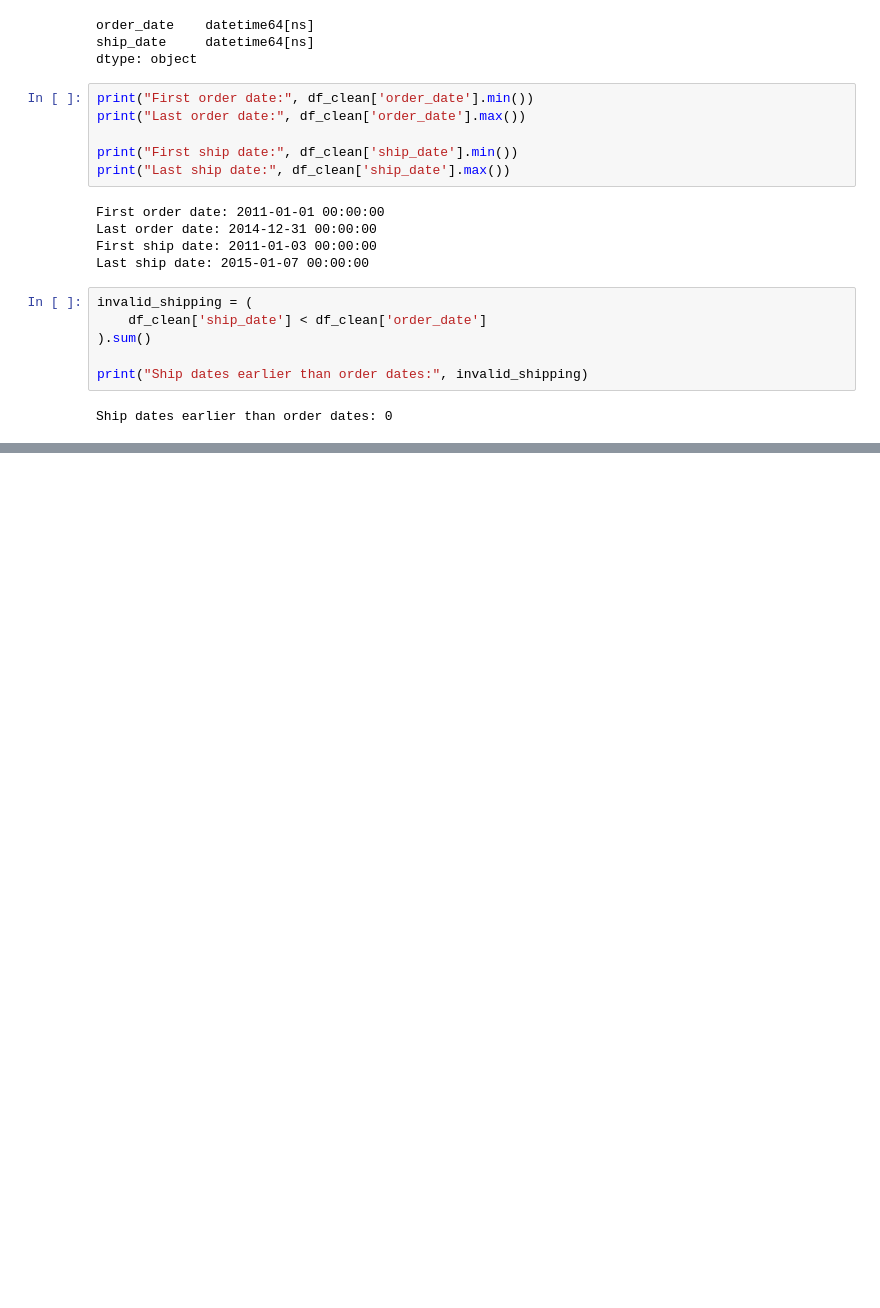
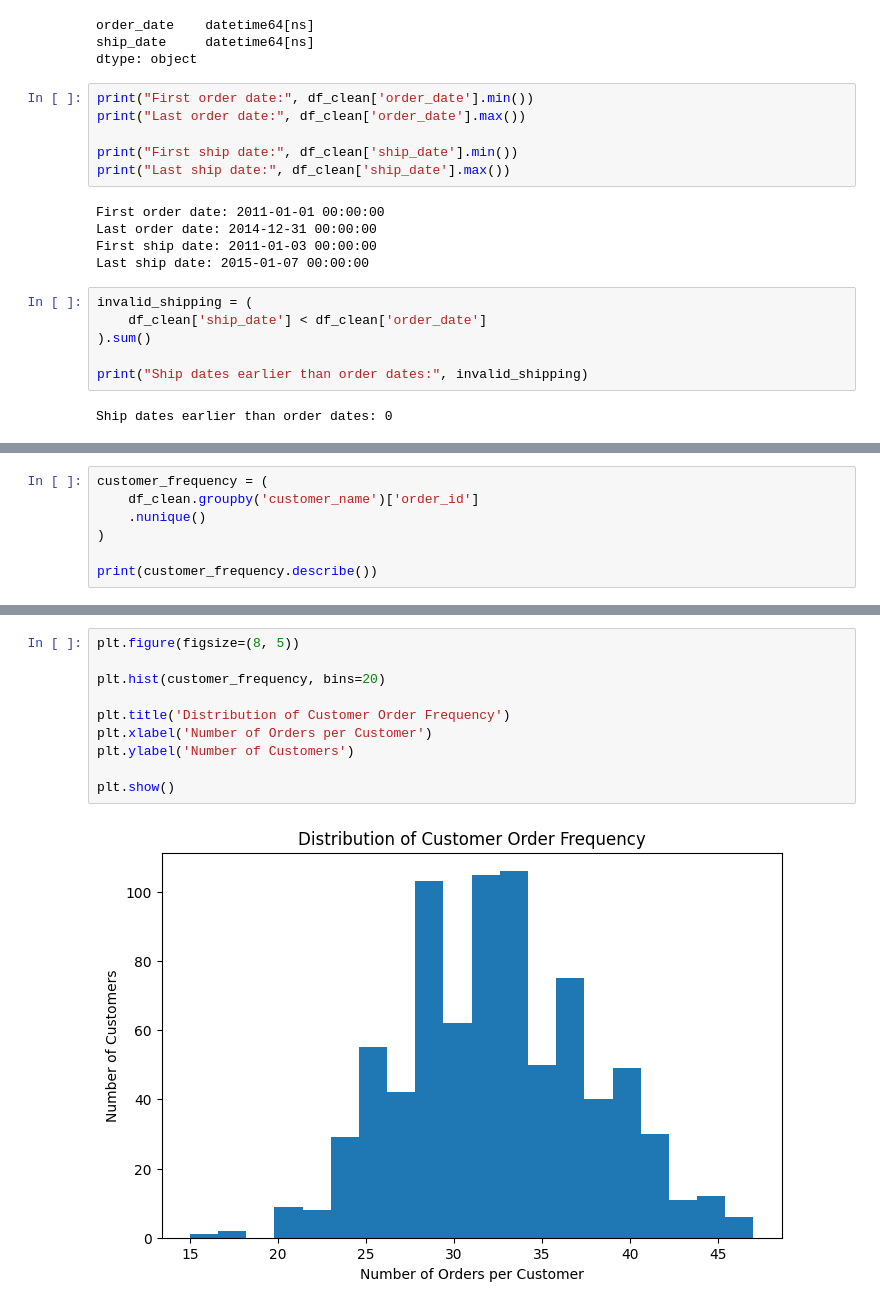
Before and after one commit to Wasimul2023/Superstore_sales_Analysis, a Jupyter notebook: Superstore_Sales_Analysis.ipynb, the cells around one changed output, grey strips where cells are left out. Drawn from its saved outputs; the diff is of its cells as text; blank space fills up the shorter version.

```diff
--- a/Superstore_Sales_Analysis.ipynb
+++ b/Superstore_Sales_Analysis.ipynb
@@ -156,0 +306,7 @@ Ship dates earlier than order dates: 0
+# %%
+customer_frequency = (
+    df_clean.groupby('customer_name')['order_id']
+    .nunique()
+)
+
+print(customer_frequency.describe())
@@ -156,0 +323,12 @@ Ship dates earlier than order dates: 0
+# %%
+plt.figure(figsize=(8, 5))
+
+plt.hist(customer_frequency, bins=20)
+
+plt.title('Distribution of Customer Order Frequency')
+plt.xlabel('Number of Orders per Customer')
+plt.ylabel('Number of Customers')
+
+plt.show()
+# %% [output]
+[figure, added]
```
Also changed, not shown: parts of 14 cells of this notebook.
